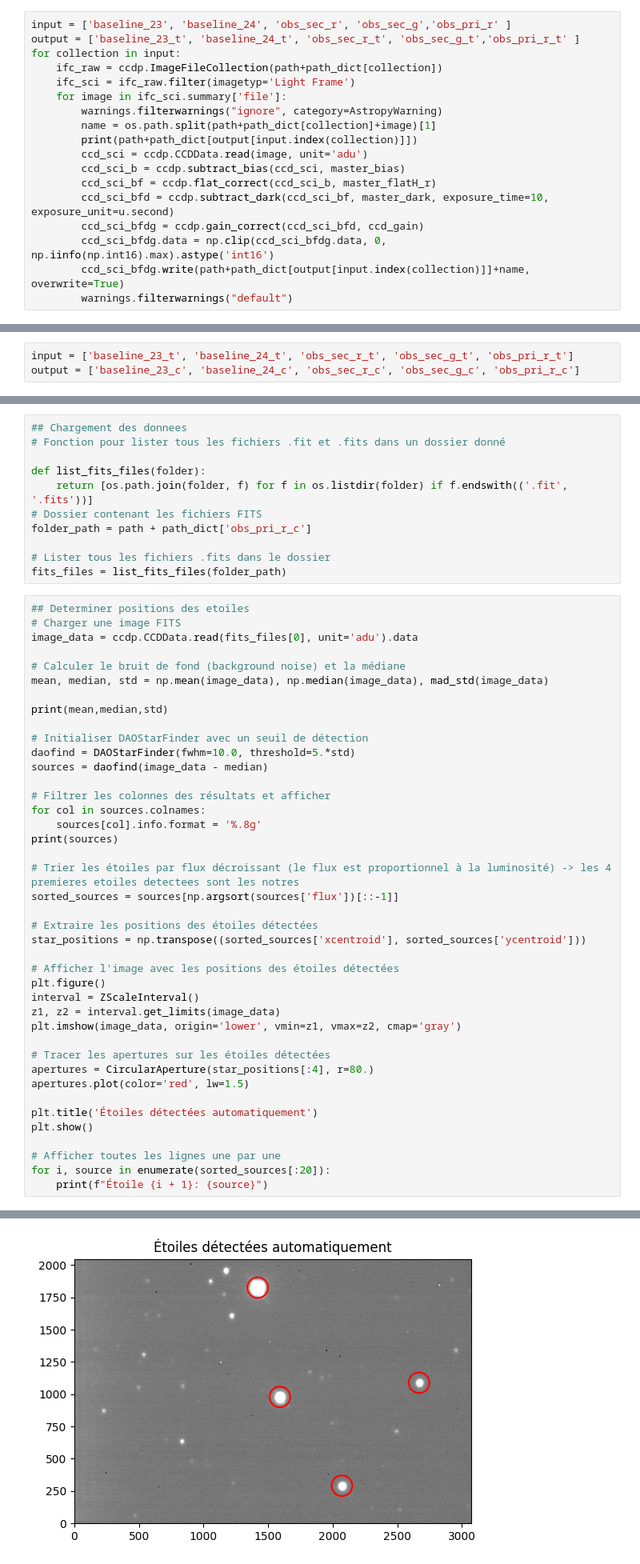
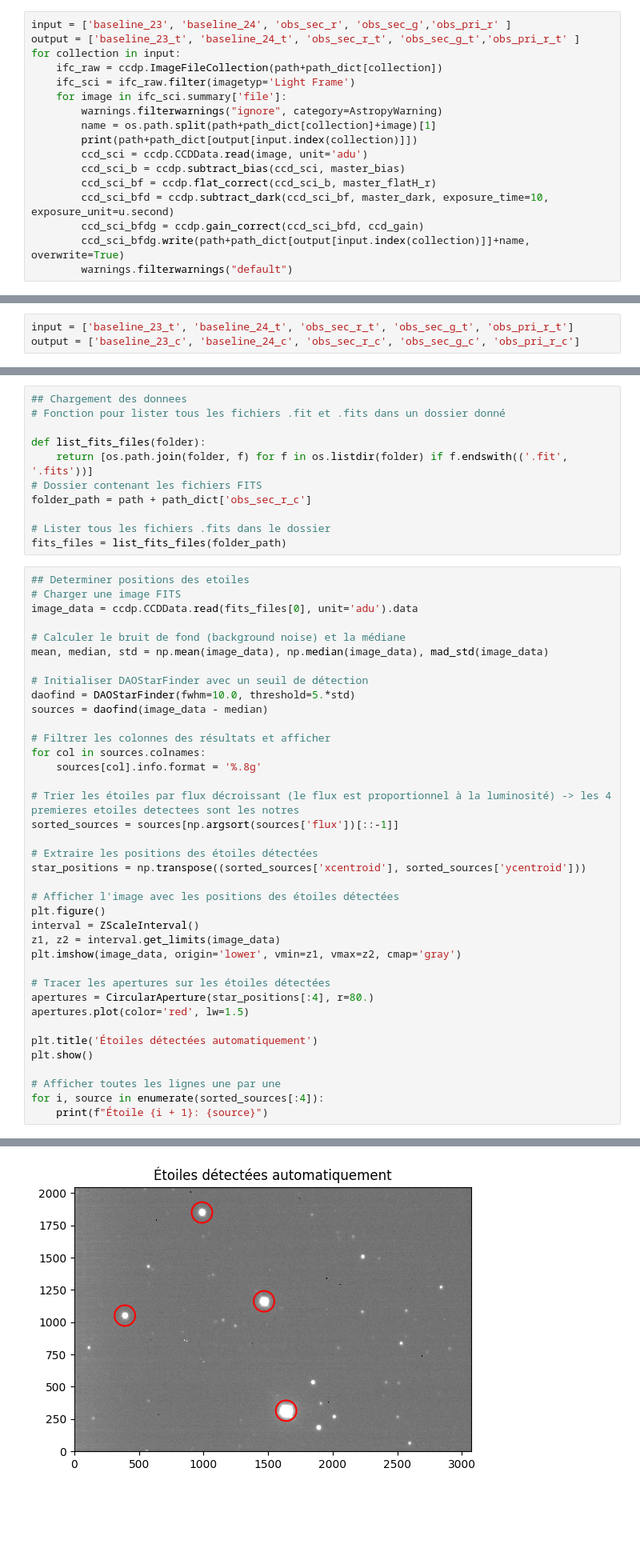
Before and after one commit to jakbay/ohp_binaire_a_eclipses, a Jupyter notebook: binaire_a_eclipse_float64.ipynb, the cells around one changed output, grey strips where cells are left out. Shown at 80% size. Cells and saved outputs as stored; diff of their text form; blank space fills up the shorter version.

```diff
--- a/binaire_a_eclipse_float64.ipynb
+++ b/binaire_a_eclipse_float64.ipynb
@@ -129,6 +126,5 @@ for collection in input:
         ccd_sci_bf = ccdp.flat_correct(ccd_sci_b, master_flatH_r)
         ccd_sci_bfd = ccdp.subtract_dark(ccd_sci_bf, master_dark, exposure_time=10, exposure_unit=u.second)
         ccd_sci_bfdg = ccdp.gain_correct(ccd_sci_bfd, ccd_gain)
-        ccd_sci_bfdg.data = np.clip(ccd_sci_bfdg.data, 0, np.iinfo(np.int16).max).astype('int16')
         ccd_sci_bfdg.write(path+path_dict[output[input.index(collection)]]+name, overwrite=True)
         warnings.filterwarnings("default")
@@ -309,7 +429,7 @@ from scipy.ndimage import shift
 def list_fits_files(folder):
     return [os.path.join(folder, f) for f in os.listdir(folder) if f.endswith(('.fit', '.fits'))]
 # Dossier contenant les fichiers FITS
-folder_path = path + path_dict['obs_pri_r_c']
+folder_path = path + path_dict['obs_sec_r_c']
 
 # Lister tous les fichiers .fits dans le dossier
 fits_files = list_fits_files(folder_path)
@@ -321,8 +441,6 @@ image_data = ccdp.CCDData.read(fits_files[0], unit='adu').data
 # Calculer le bruit de fond (background noise) et la médiane
 mean, median, std = np.mean(image_data), np.median(image_data), mad_std(image_data)
 
-print(mean,median,std)
-
 # Initialiser DAOStarFinder avec un seuil de détection
 daofind = DAOStarFinder(fwhm=10.0, threshold=5.*std)
 sources = daofind(image_data - median)
@@ -330,7 +448,6 @@ sources = daofind(image_data - median)
 # Filtrer les colonnes des résultats et afficher
 for col in sources.colnames:
     sources[col].info.format = '%.8g'
-print(sources)
 
 # Trier les étoiles par flux décroissant (le flux est proportionnel à la luminosité) -> les 4 premieres etoiles detectees sont les notres
 sorted_sources = sources[np.argsort(sources['flux'])[::-1]]
@@ -352,7 +469,7 @@ plt.title('Étoiles détectées automatiquement')
 plt.show()
 
 # Afficher toutes les lignes une par une
-for i, source in enumerate(sorted_sources[:20]):
+for i, source in enumerate(sorted_sources[:4]):
     print(f"Étoile {i + 1}: {source}")
 # %% [output]
 INFO:astropy:using the unit adu passed to the FITS reader instead of the unit adu in the FITS file.
@@ -378 +477 @@ INFO: using the unit adu passed to the FITS reader instead of the unit adu in th
-[figure, old version]
+[figure, new version]
```
Also changed, not shown: parts of 8 cells of this notebook.
